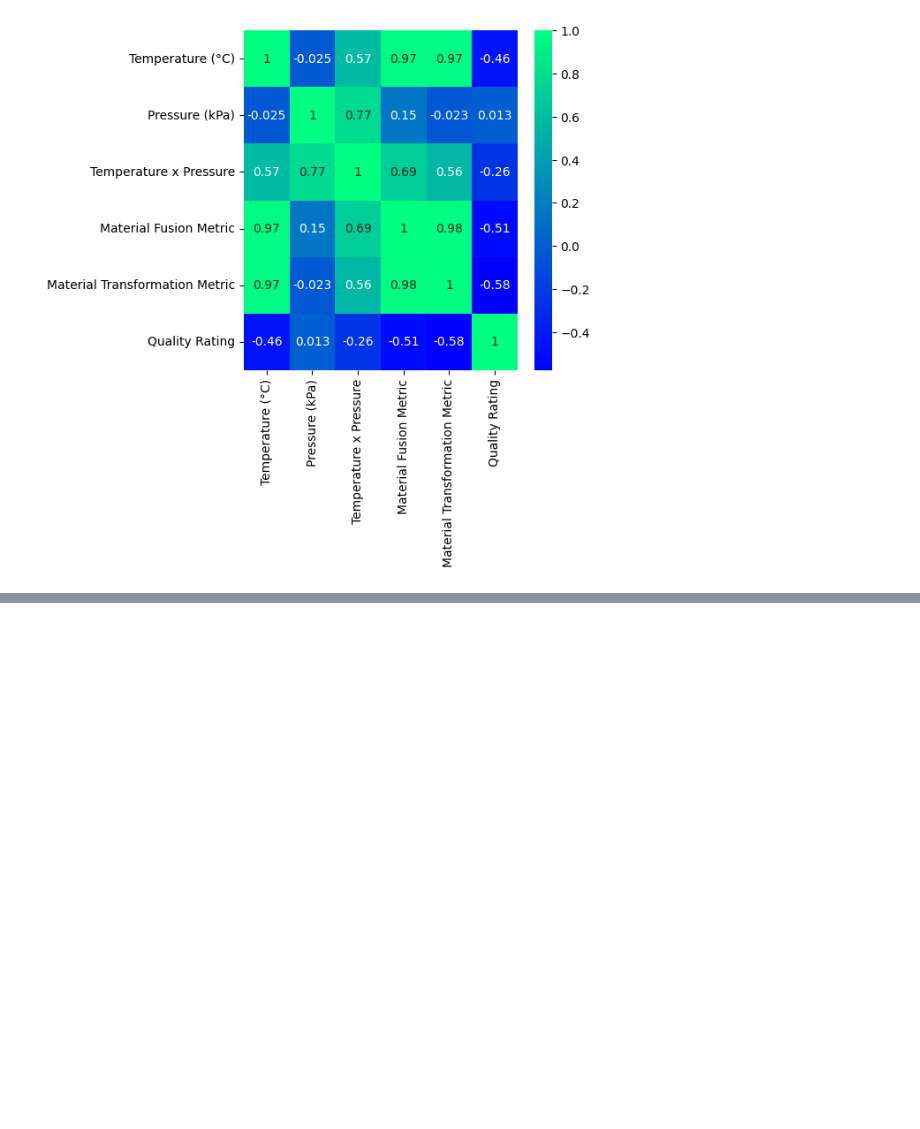
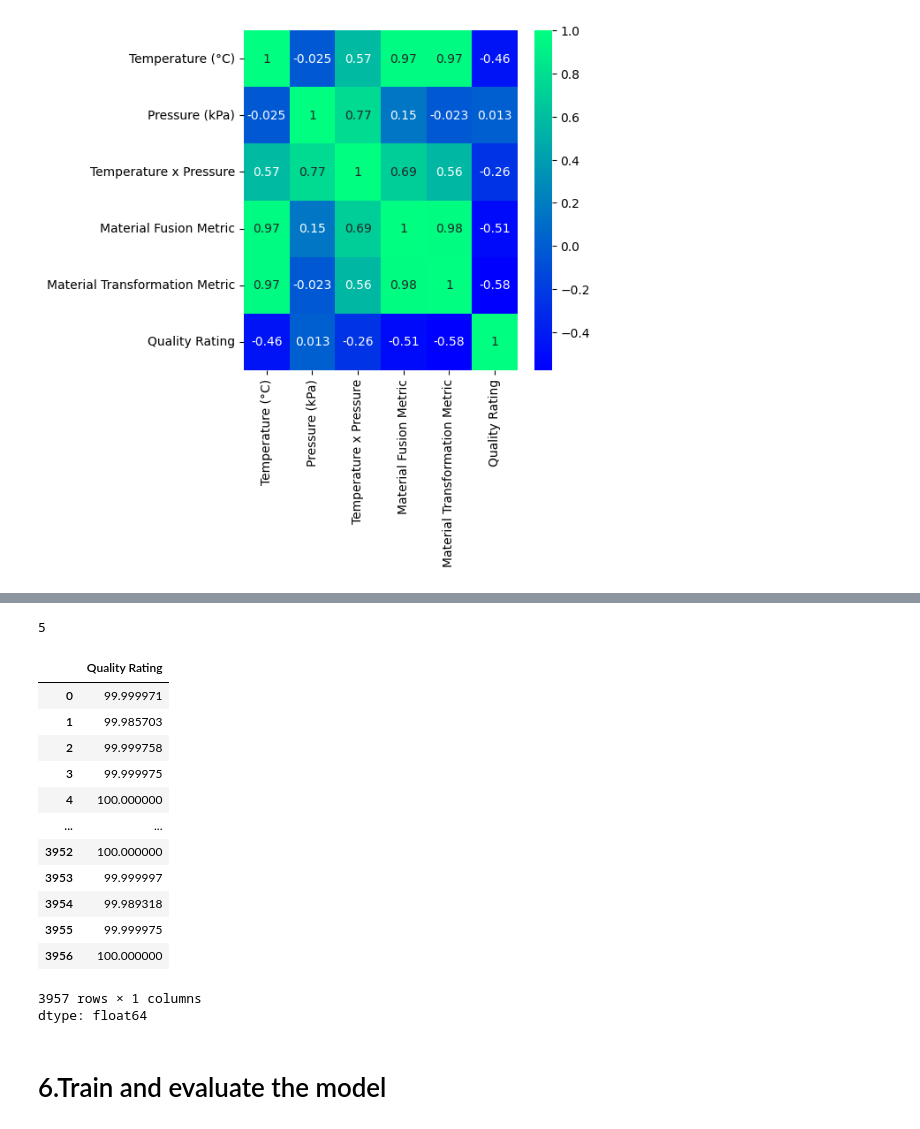
Before and after one commit to SweetlinN/Manufacturing_quality_rating_prediction, a Jupyter notebook: Manufacturing_quality_prediction2026.ipynb, the cells around one changed output, grey strips where cells are left out. Saved outputs shown, nothing was run; the diff lists cells and outputs as text; code cells hidden in the pictures; blank space fills up the shorter version.

```diff
--- a/Manufacturing_quality_prediction2026.ipynb
+++ b/Manufacturing_quality_prediction2026.ipynb
@@ -131,0 +164,21 @@ sns.heatmap(df.corr(),annot=True,linecolor='g',cmap='winter')
+# %%
+print(len (features))
+# %% [output]
+5
+# %%
+y
+# %% [output]
+|  | Quality Rating |
+| 0 | 99.999971 |
+| 1 | 99.985703 |
+| 2 | 99.999758 |
+| 3 | 99.999975 |
+| 4 | 100.000000 |
+| ... | ... |
+| 3952 | 100.000000 |
+| 3953 | 99.999997 |
+| 3954 | 99.989318 |
+| 3955 | 99.999975 |
+| 3956 | 100.000000 |
+3957 rows × 1 columns
+dtype: float64
@@ -131,0 +187,2 @@ sns.heatmap(df.corr(),annot=True,linecolor='g',cmap='winter')
+# %% [markdown]
+# 6.Train and evaluate the model
```
Also changed, not shown: parts of 13 cells of this notebook.
